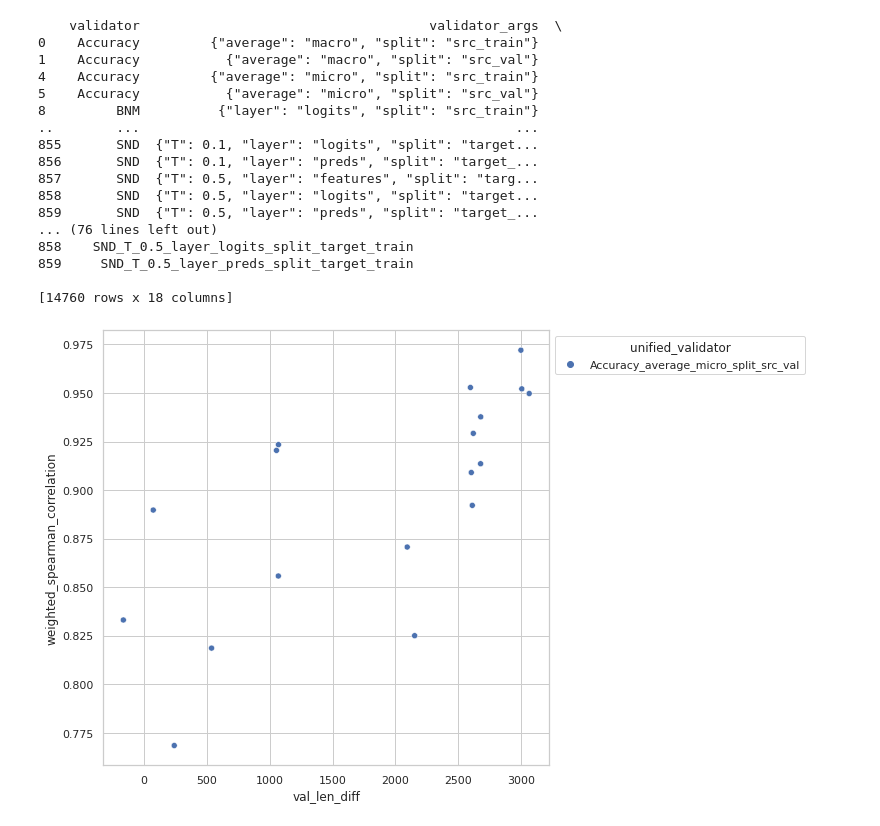
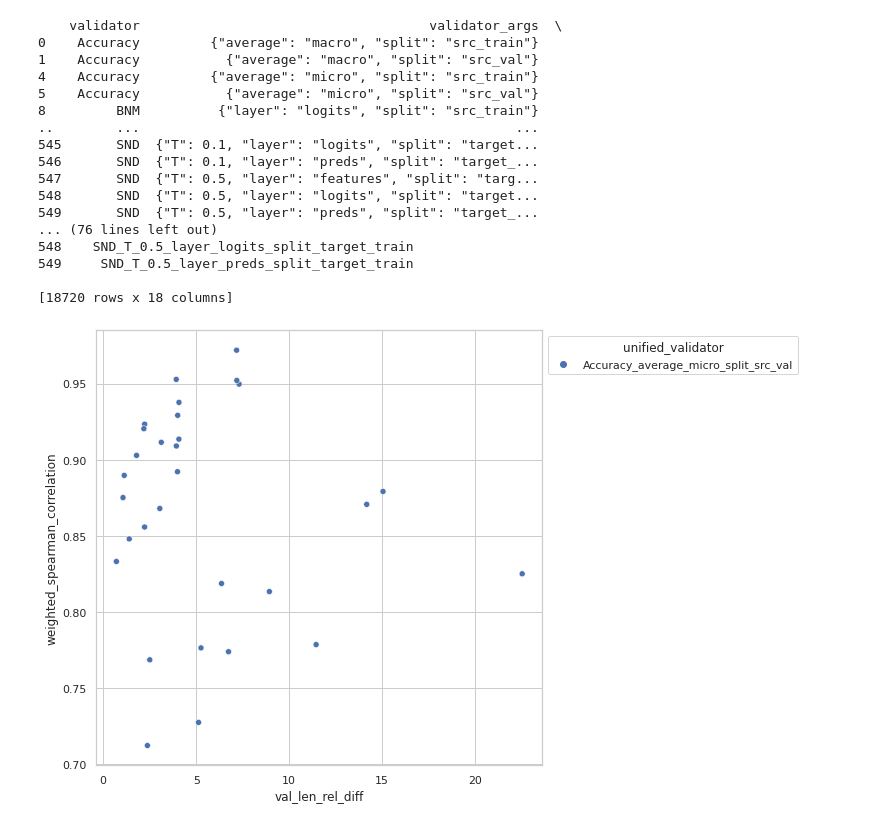
Before and after one commit to KevinMusgrave/powerful-benchmarker, a Jupyter notebook: notebooks/PlotCorrVsAcc.ipynb, the cells around one changed output. Saved outputs shown, nothing was run; the diff lists cells and outputs as text; code cells hidden in the pictures.

```diff
--- a/notebooks/PlotCorrVsAcc.ipynb
+++ b/notebooks/PlotCorrVsAcc.ipynb
@@ -29,6 +29,12 @@ def domain_len(dataset, domain, split):
             "product": {"train": 3551, "val": 888},
             "real": {"train": 3485, "val": 872},
         },
+        "domainnet126": {
+            "clipart": {"train": 14962, "val": 3741},
+            "painting": {"train": 25201, "val": 6301},
+            "real": {"train": 56286, "val": 14072},
+            "sketch": {"train": 19665, "val": 4917},
+        }
     }
     return x[dataset][domain][split]
 
@@ -51,7 +57,7 @@ def get_correlation_df():
     files = glob.glob(
         "../tables/**/weighted_spearman_0.0_src_threshold_per_adapter.pkl"
     )
-    assert len(files) == 19
+    assert len(files) == 31
     df = []
     for f in files:
         curr_df = pd.read_pickle(f)
@@ -114,8 +120,8 @@ def get_correlation_df():
     return df
 # %%
 def get_best_acc_df():
-    files = glob.glob("../tables/**/best_accuracy_per_adapter_1.pkl")
-    assert len(files) == 19
+    files = glob.glob("../tables/**/best_accuracy_per_adapter_5.pkl")
+    assert len(files) == 31
     df = []
     for f in files:
         curr_df = pd.read_pickle(f)
@@ -139,39 +145,39 @@ df = df.rename(columns={TARGET_ACCURACY: "best_true_acc"})
 5    Accuracy           {"average": "micro", "split": "src_val"}
 8         BNM          {"layer": "logits", "split": "src_train"}
 ..        ...                                                ...
-855       SND  {"T": 0.1, "layer": "logits", "split": "target...
-856       SND  {"T": 0.1, "layer": "preds", "split": "target_...
-857       SND  {"T": 0.5, "layer": "features", "split": "targ...
-858       SND  {"T": 0.5, "layer": "logits", "split": "target...
-859       SND  {"T": 0.5, "layer": "preds", "split": "target_...
+545       SND  {"T": 0.1, "layer": "logits", "split": "target...
+546       SND  {"T": 0.1, "layer": "preds", "split": "target_...
+547       SND  {"T": 0.5, "layer": "features", "split": "targ...
+548       SND  {"T": 0.5, "layer": "logits", "split": "target...
+549       SND  {"T": 0.5, "layer": "preds", "split": "target_...
 ... (76 lines left out)
-858    SND_T_0.5_layer_logits_split_target_train
-859     SND_T_0.5_layer_preds_split_target_train
+548    SND_T_0.5_layer_logits_split_target_train
+549     SND_T_0.5_layer_preds_split_target_train
 
-[14760 rows x 18 columns]
+[18720 rows x 18 columns]
 # %%
 # print(df.unified_validator.unique())
 curr_df = df[
     (df["adapter"] == "MCCConfig")
     & (
         df["unified_validator"].isin(
             [
                 "Accuracy_average_micro_split_src_val",
                 # "BNMSummedSrcVal_layer_logits",
                 # "ClassAMICentroidInit_layer_features_normalize_False_p_2.0_split_train_with_src_True",
                 # "DEVBinary_layer_features_normalization_max",
                 # "EntropySummedSrcVal",
             ]
         )
     )
 ]
 sns.set(style="whitegrid", rc={"figure.figsize": (8, 8)})
 plot = sns.scatterplot(
     data=curr_df,
-    x="val_len_diff",
+    x="val_len_rel_diff",
     y="weighted_spearman_correlation",
     hue="unified_validator",
 )
 sns.move_legend(plot, "upper left", bbox_to_anchor=(1, 1))
 # %% [output]
-[figure, old version]
+[figure, new version]
```
